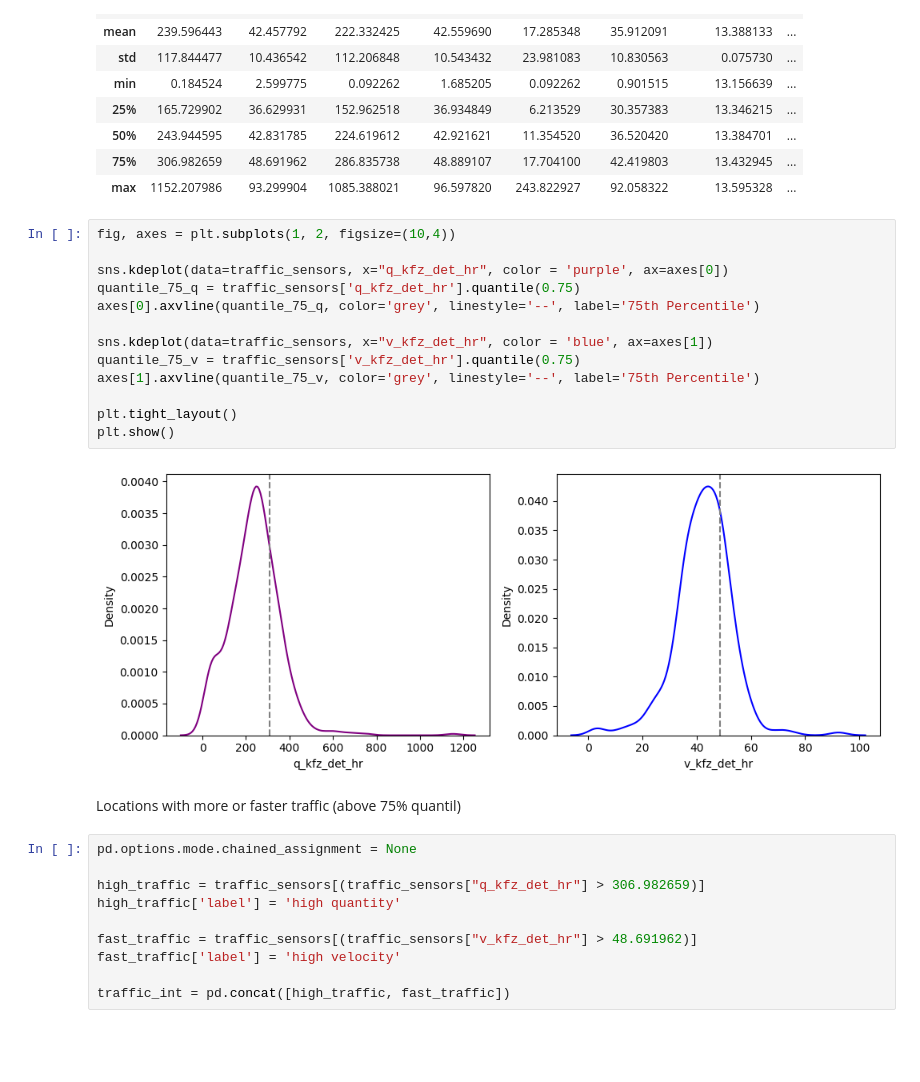
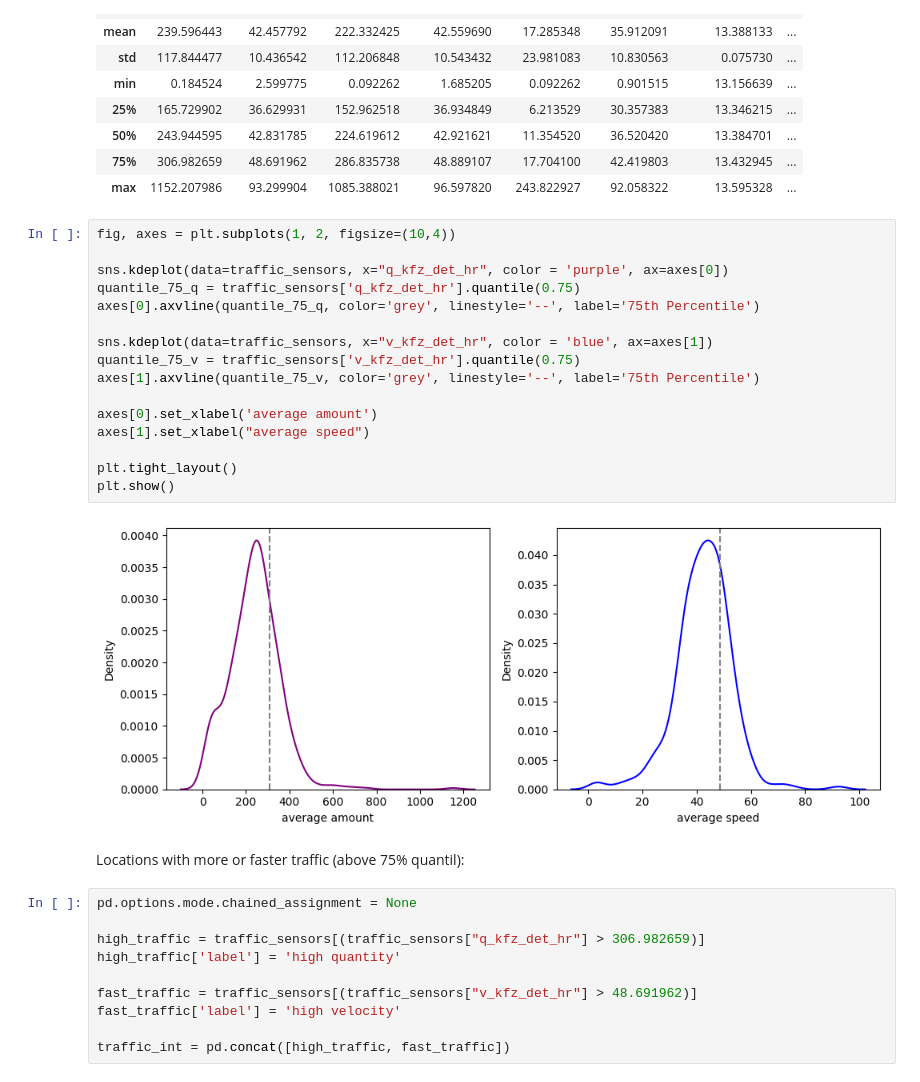
Before and after one commit to helenakohl/2023-amse-template, a Jupyter notebook: project/report.ipynb, the cells around one changed output. Saved outputs shown, nothing was run; the diff lists cells and outputs as text; blank space fills up the shorter version.

```diff
--- a/project/report.ipynb
+++ b/project/report.ipynb
@@ -274,20 +288,23 @@ traffic_sensors.describe()
 # %%
 fig, axes = plt.subplots(1, 2, figsize=(10,4))
 
 sns.kdeplot(data=traffic_sensors, x="q_kfz_det_hr", color = 'purple', ax=axes[0])
 quantile_75_q = traffic_sensors['q_kfz_det_hr'].quantile(0.75)
 axes[0].axvline(quantile_75_q, color='grey', linestyle='--', label='75th Percentile')
 
 sns.kdeplot(data=traffic_sensors, x="v_kfz_det_hr", color = 'blue', ax=axes[1])
 quantile_75_v = traffic_sensors['v_kfz_det_hr'].quantile(0.75)
 axes[1].axvline(quantile_75_v, color='grey', linestyle='--', label='75th Percentile')
 
+axes[0].set_xlabel('average amount')
+axes[1].set_xlabel("average speed")
+
 plt.tight_layout()
 plt.show()
 # %% [output]
-[figure, old version]
+[figure, new version]
 # %% [markdown]
-Locations with more or faster traffic (above 75% quantil)
+Locations with more or faster traffic (above 75% quantil):
 # %%
 pd.options.mode.chained_assignment = None
 
```
Also changed, not shown: parts of 28 cells of this notebook.
